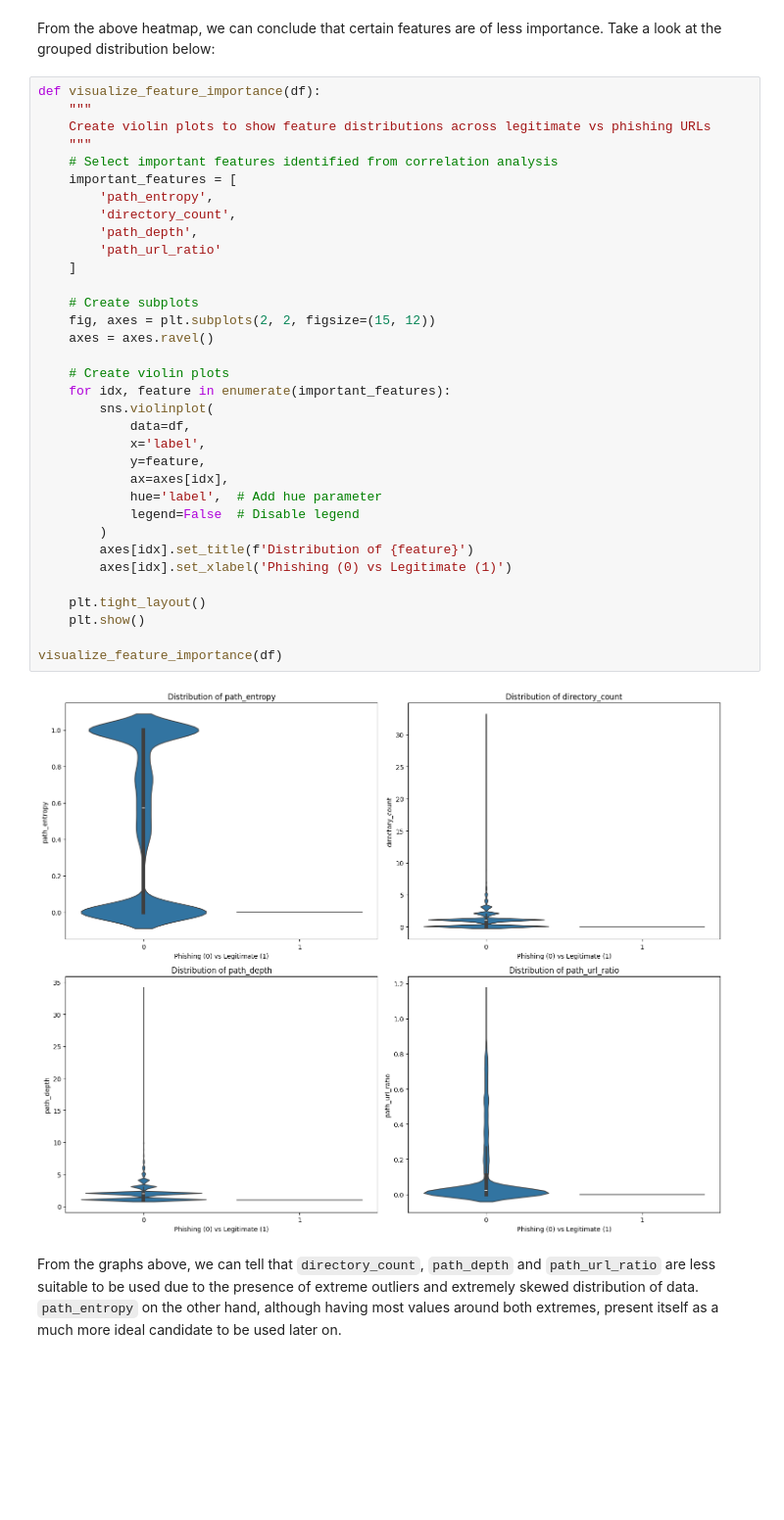
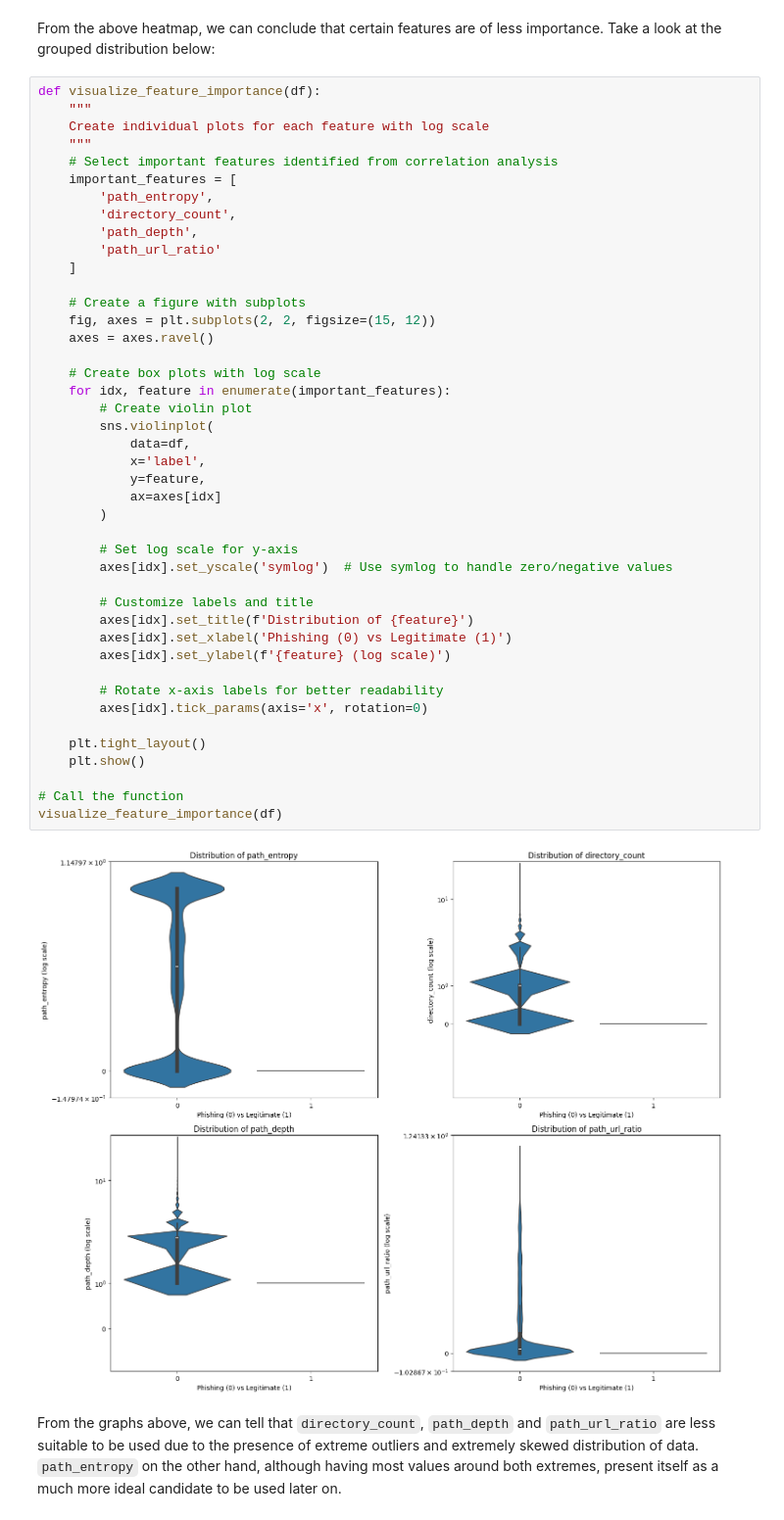
Before and after one commit to gjh0239/AITT-Assignment, a Jupyter notebook: Assignment/Assignment.ipynb, the cells around one changed output. Shown at 98% size. Drawn from its saved outputs; the diff is of its cells as text; blank space fills up the shorter version.

```diff
--- a/Assignment/Assignment.ipynb
+++ b/Assignment/Assignment.ipynb
@@ -1505,39 +1505,48 @@ From the above heatmap, we can conclude that certain features are of less import
 # %%
 def visualize_feature_importance(df):
 	"""
-	Create violin plots to show feature distributions across legitimate vs phishing URLs
+	Create individual plots for each feature with log scale
 	"""
 	# Select important features identified from correlation analysis
 	important_features = [
 		'path_entropy',
 		'directory_count',
 		'path_depth',
 		'path_url_ratio'
 	]
 
-	# Create subplots
+	# Create a figure with subplots
 	fig, axes = plt.subplots(2, 2, figsize=(15, 12))
 	axes = axes.ravel()
 
-	# Create violin plots
+	# Create box plots with log scale
 	for idx, feature in enumerate(important_features):
+		# Create violin plot
 		sns.violinplot(
 			data=df,
 			x='label',
 			y=feature,
-			ax=axes[idx],
-			hue='label',  # Add hue parameter
-			legend=False  # Disable legend
+			ax=axes[idx]
 		)
+
+		# Set log scale for y-axis
+		axes[idx].set_yscale('symlog')  # Use symlog to handle zero/negative values
+
+		# Customize labels and title
 		axes[idx].set_title(f'Distribution of {feature}')
 		axes[idx].set_xlabel('Phishing (0) vs Legitimate (1)')
+		axes[idx].set_ylabel(f'{feature} (log scale)')
+
+		# Rotate x-axis labels for better readability
+		axes[idx].tick_params(axis='x', rotation=0)
 
 	plt.tight_layout()
 	plt.show()
 
+# Call the function
 visualize_feature_importance(df)
 # %% [output]
-[figure, old version]
+[figure, new version]
 # %% [markdown]
 From the graphs above, we can tell that `directory_count`, `path_depth` and `path_url_ratio` are less suitable to be used due to the presence of extreme outliers and extremely skewed distribution of data. `path_entropy` on the other hand, although having most values around both extremes, present itself as a much more ideal candidate to be used later on.
 # %% [markdown]
```
Also changed, not shown: parts of 25 cells of this notebook.
